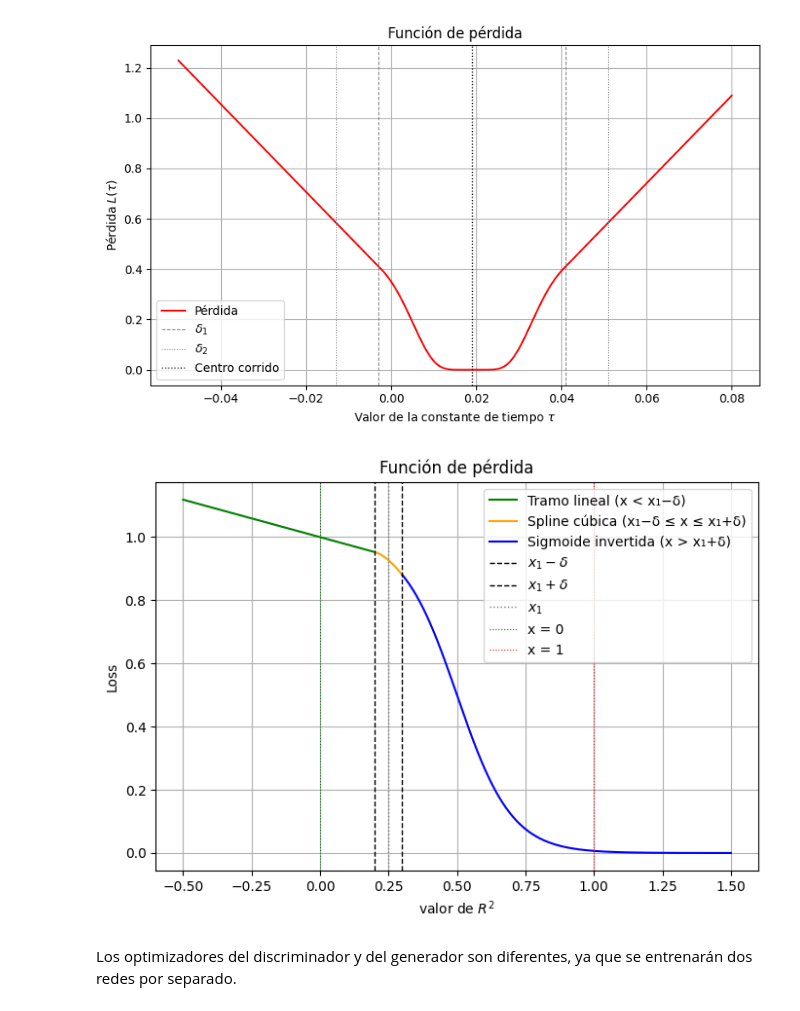
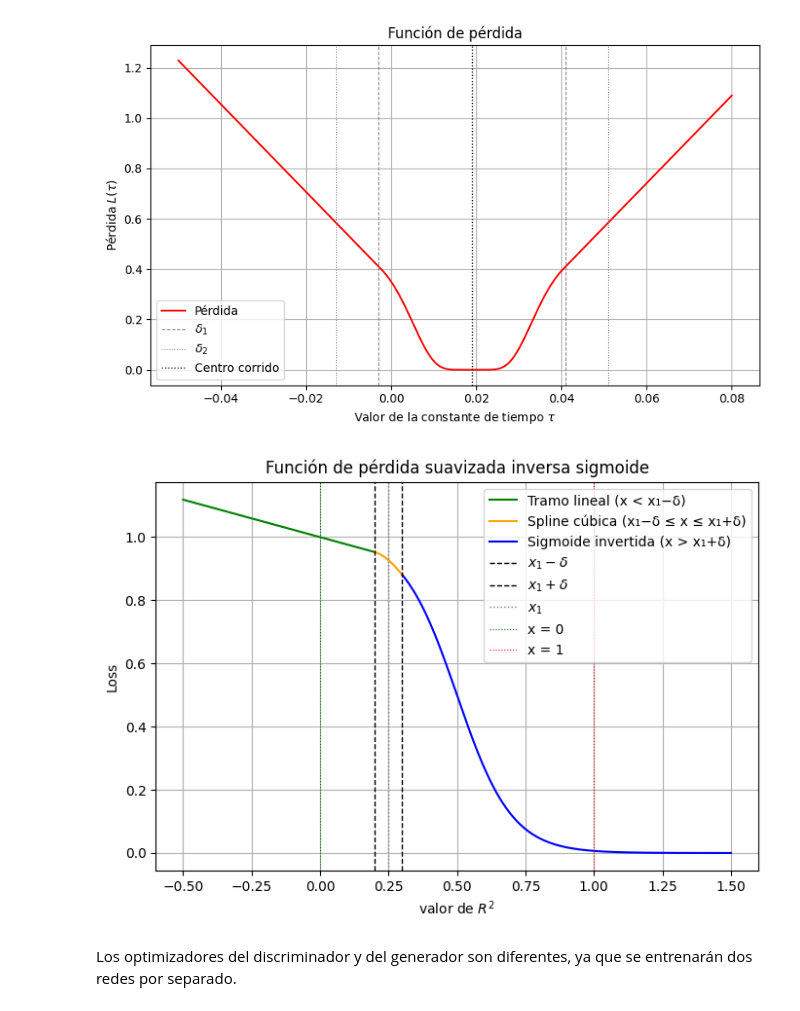
Before and after one commit to NicoTinto/PINN-Wavegan, a Jupyter notebook: DCgan_Electrical_Tree-Nicolas.ipynb, the cells around one changed output. Cells and saved outputs as stored; diff of their text form; code cells hidden in the pictures.

```diff
--- a/DCgan_Electrical_Tree-Nicolas.ipynb
+++ b/DCgan_Electrical_Tree-Nicolas.ipynb
@@ -844,7 +879,8 @@ import numpy as np
 import matplotlib.pyplot as plt
 
 def inverted_sigmoid(x, x1=0.25, k=10, delta=0.05):
-    y = np.zeros_like(x)
+    x = np.atleast_1d(np.asarray(x))  # Asegura que x sea un array de al menos 1D
+    y = np.zeros_like(x, dtype=float)
 
     def sig_inv(z): return 1 / (1 + np.exp(k * (z - 0.5)))
 
@@ -872,40 +908,52 @@ def inverted_sigmoid(x, x1=0.25, k=10, delta=0.05):
     mask_spline = (x >= x_left) & (x <= x_right)
     mask_right = x > x_right
 
-    y[mask_left] = 1 + dyL * (x[mask_left])
+    y[mask_left] = 1 + dyL * x[mask_left]
     y[mask_spline] = spline(x[mask_spline])
     y[mask_right] = sig_inv(x[mask_right])
 
-    return y, mask_left, mask_spline, mask_right, x_left, x_right
+    return y[0] if y.size == 1 else y
 
-# Rango
+# -------------------
+# Visualización
+# -------------------
 x = np.linspace(-0.5, 1.5, 1000)
-y, mask_left, mask_spline, mask_right, x_left, x_right = inverted_sigmoid(x)
+x1 = 0.25
+delta = 0.05
+x_left = x1 - delta
+x_right = x1 + delta
+
+y = inverted_sigmoid(x, x1=x1, delta=delta)
+
+# Reconstruir máscaras para el gráfico
+mask_left = x < x_left
+mask_spline = (x >= x_left) & (x <= x_right)
+mask_right = x > x_right
 
 # Gráfico
 plt.figure(figsize=(7, 5))
 
 plt.plot(x[mask_left], y[mask_left], color='green', label='Tramo lineal (x < x₁−δ)')
 plt.plot(x[mask_spline], y[mask_spline], color='orange', label='Spline cúbica (x₁−δ ≤ x ≤ x₁+δ)')
 plt.plot(x[mask_right], y[mask_right], color='blue', label='Sigmoide invertida (x > x₁+δ)')
 
 # Marcar puntos de transición
 plt.axvline(x_left, linestyle='--', color='black', linewidth=1, label=r'$x_1 - \delta$')
 plt.axvline(x_right, linestyle='--', color='black', linewidth=1, label=r'$x_1 + \delta$')
-plt.axvline(0.25, linestyle=':', color='gray', linewidth=1, label=r'$x_1$')
+plt.axvline(x1, linestyle=':', color='gray', linewidth=1, label=r'$x_1$')
 
 plt.axvline(0, color='green', linestyle=':', linewidth=0.8, label='x = 0')
 plt.axvline(1, color='red', linestyle=':', linewidth=0.8, label='x = 1')
 
 plt.xlabel('valor de $R^2$')
 plt.ylabel('Loss')
-plt.title('Función de pérdida')
+plt.title('Función de pérdida suavizada inversa sigmoide')
 plt.grid(True)
 plt.legend(loc='upper right')
 plt.tight_layout()
 plt.show()
 # %% [output]
-[figure, old version]
+[figure, new version]
 # %%
 def generator_loss(fake_output,generated_images):
     fo_o=inverse_spectrogram(generated_images[0, :, :, 0], frecuencia_muestreo, 256)
```
Also changed, not shown: parts of 7 cells of this notebook.
